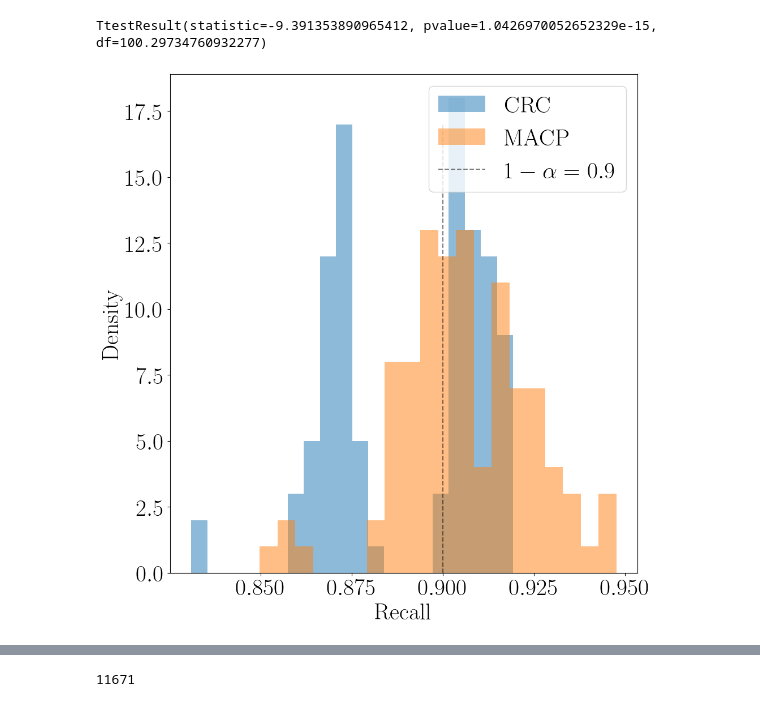
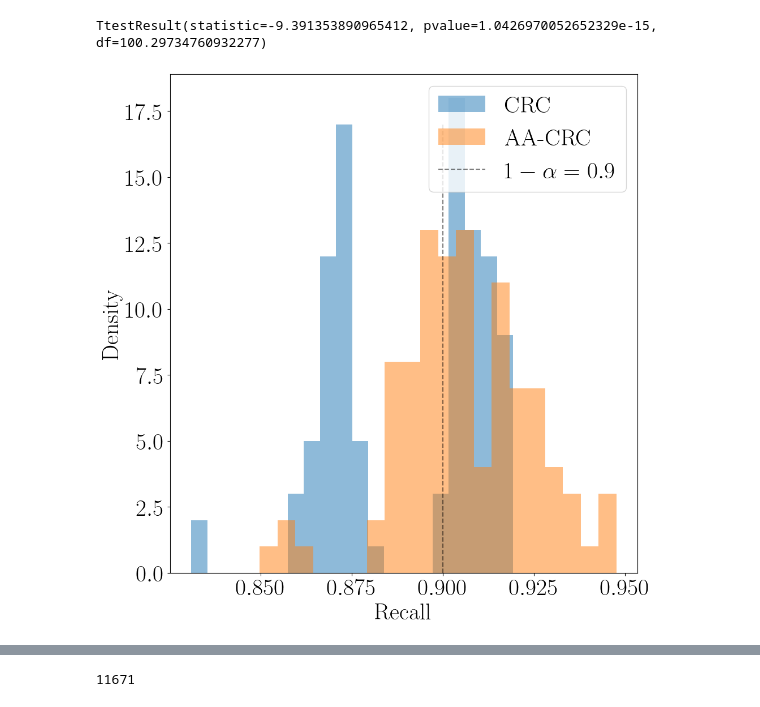
Before and after one commit to vincentblot28/multiaccurate-cp, a Jupyter notebook: notebooks/analyse_results_cv.ipynb, the cells around one changed output, grey strips where cells are left out. Cells and saved outputs as stored; diff of their text form; code cells hidden in the pictures.

```diff
--- a/notebooks/analyse_results_cv.ipynb
+++ b/notebooks/analyse_results_cv.ipynb
@@ -50,22 +50,22 @@ TtestResult(statistic=-9.391353890965412, pvalue=1.0426970052652329e-15, df=100.
 # %%
 s = 10
 plt.rc('text', usetex=True)
 plt.rc('font', family='serif')
 f, ax = plt.subplots(1, 1, figsize=(s, s))
 nbins = 20
 # ax.hist(polyp_recalls_crc, bins=nbins, alpha=0.5, label="CRC - Average recall: {:.2f}".format(np.mean(polyp_recalls_crc)))
 # ax.hist(polyp_recalls_res, bins=nbins, alpha=0.5, label="MACP - Average recall: {:.2f}".format(np.mean(polyp_recalls_res)))
 ax.hist(polyp_recalls_crc, bins=nbins, alpha=0.5, label="CRC")
-ax.hist(polyp_recalls_res, bins=nbins, alpha=0.5, label="MACP")
+ax.hist(polyp_recalls_res, bins=nbins, alpha=0.5, label="AA-CRC")
 ax.vlines(.9, 0, 17, colors="black", linestyles="dashed", label=r"$1 - \alpha = 0.9$", alpha=.5)
 ax.set_xlabel("Recall", fontsize=FONTSIZE)
 ax.set_ylabel("Density", fontsize=FONTSIZE)
 ax.legend(fontsize=FONTSIZE)
 ax.tick_params(axis='both', which='major', labelsize=FONTSIZE)
 plt.tight_layout()
 plt.savefig("results_cv/polyp/polyp_recall_hist.pdf")
 # %% [output]
-[figure, old version]
+[figure, new version]
 # %%
 s = 10
 plt.rc('text', usetex=True)
```
Also changed, not shown: parts of 3 cells of this notebook, 1 other file.
